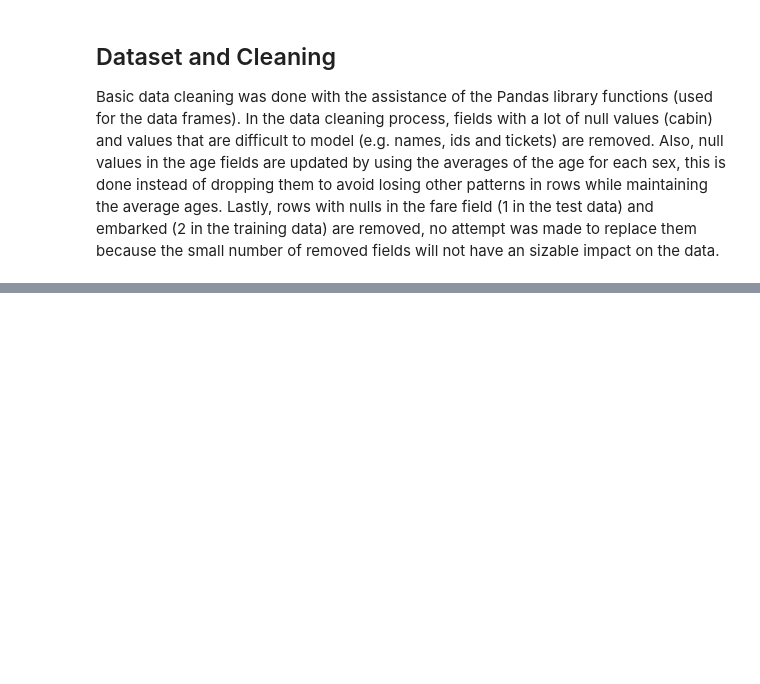
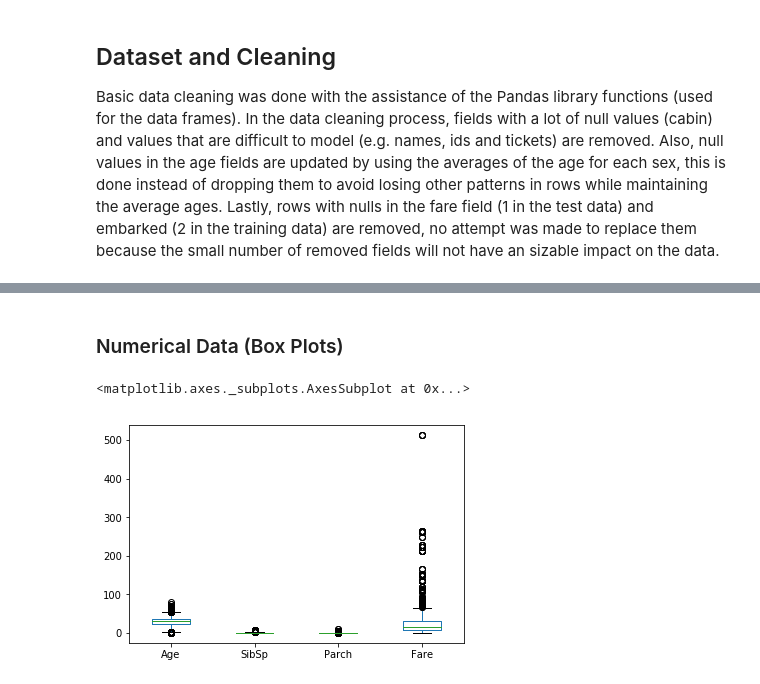
Before and after one commit to Castdeath97/titanic-analysis, a Jupyter notebook: coursework.ipynb, the cells around one changed output, grey strips where cells are left out. Drawn from its saved outputs; the diff is of its cells as text; code cells hidden in the pictures; blank space fills up the shorter version.

```diff
--- a/coursework.ipynb
+++ b/coursework.ipynb
@@ -132,0 +141,8 @@ df.plot(kind='box')
+# %% [markdown]
+### Numerical Data (Box Plots)
+# %%
+boxDf = df[['Age','SibSp','Parch','Fare']]
+boxDf.plot(kind='box')
+# %% [output]
+<matplotlib.axes._subplots.AxesSubplot at 0x...>
+[figure, added]
```
Also changed, not shown: parts of 12 cells of this notebook, 1 other file.
